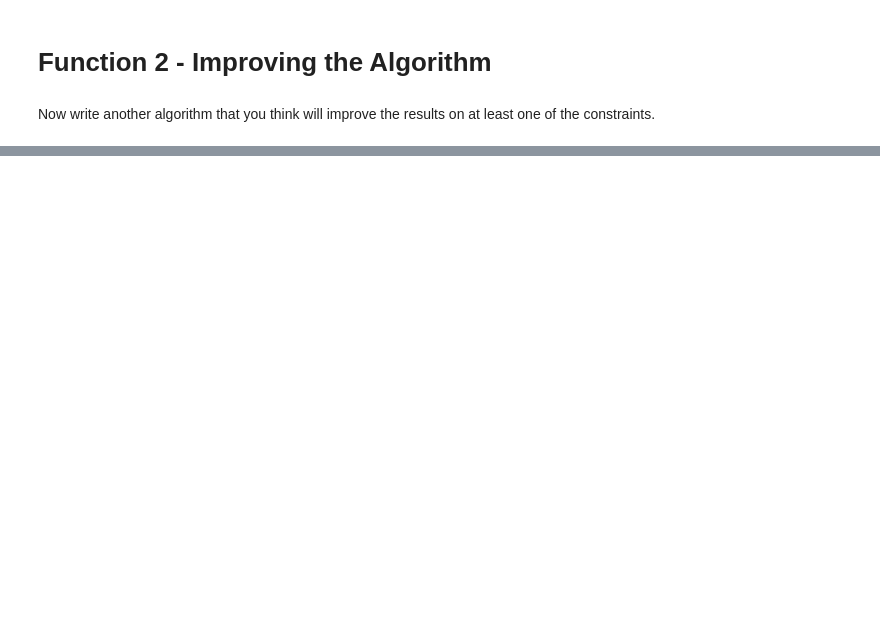
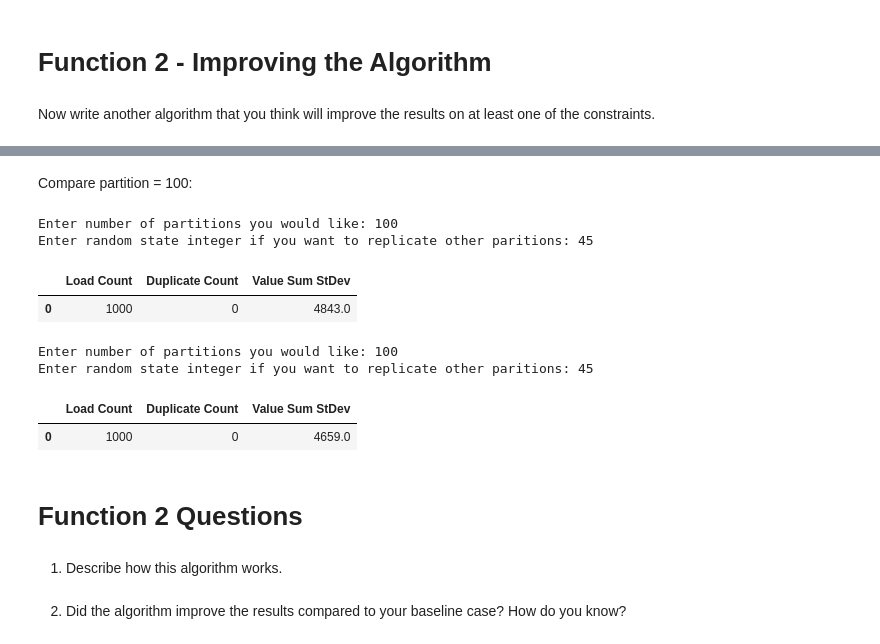
Before and after one commit to jjobes90/SAGE_Interview, a Jupyter notebook: Algorithms.ipynb, the cells around one changed output, grey strips where cells are left out. Drawn from its saved outputs; the diff is of its cells as text; code cells hidden in the pictures; blank space fills up the shorter version.

```diff
--- a/Algorithms.ipynb
+++ b/Algorithms.ipynb
@@ -529,0 +373,20 @@ def partitionFunction3(partitions, random_state):
+# %% [markdown]
+Compare partition = 100:
+# %%
+AlgorithmResults(partitionFunction1)
+# %% [output]
+Enter number of partitions you would like: 100
+Enter random state integer if you want to replicate other paritions: 45
+|  | Load Count | Duplicate Count | Value Sum StDev |
+| 0 | 1000 | 0 | 4843.0 |
+# %%
+AlgorithmResults(partitionFunction2)
+# %% [output]
+Enter number of partitions you would like: 100
+Enter random state integer if you want to replicate other paritions: 45
+|  | Load Count | Duplicate Count | Value Sum StDev |
+| 0 | 1000 | 0 | 4659.0 |
+# %% [markdown]
+# Function 2 Questions
+# %% [markdown]
+1. Describe how this algorithm works.
@@ -529,0 +425,2 @@ def partitionFunction3(partitions, random_state):
+# %% [markdown]
+2. Did the algorithm improve the results compared to your baseline case? How do you know?
```
Also changed, not shown: parts of 41 cells of this notebook.
